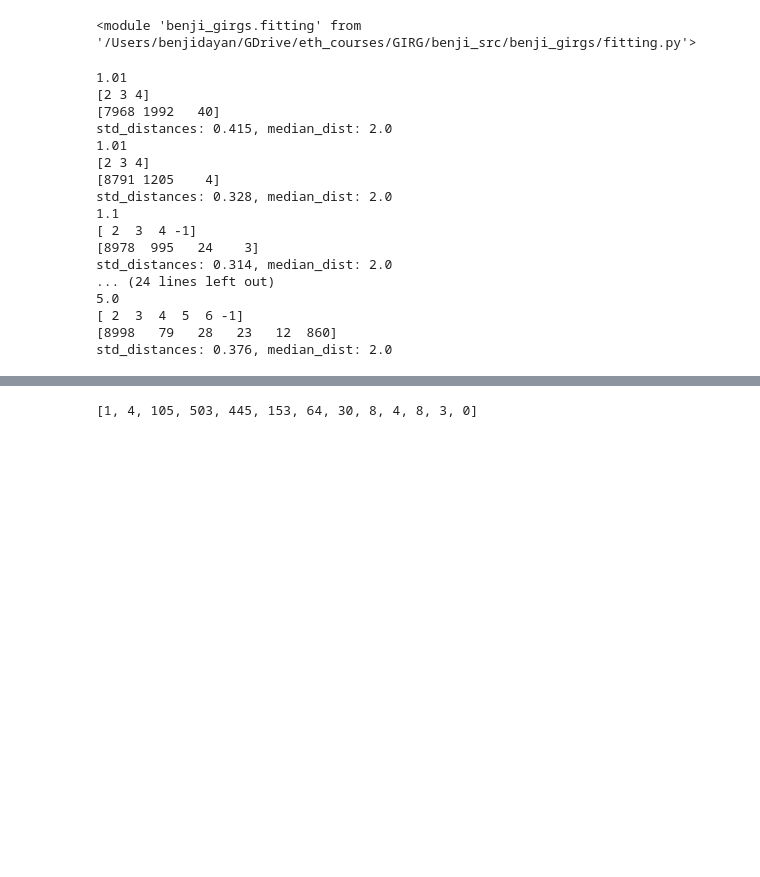
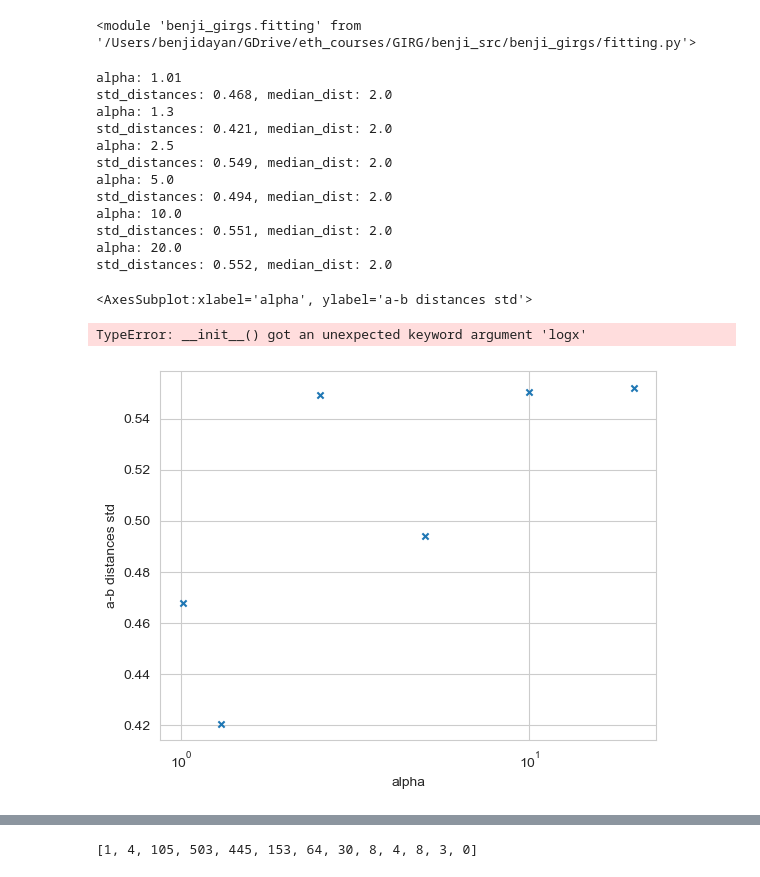
Before and after one commit to BenjiDayan/GIRGs, a Jupyter notebook: benji_src/fitting_general.ipynb, the cells around one changed output, grey strips where cells are left out. Drawn from its saved outputs; the diff is of its cells as text; code cells hidden in the pictures; blank space fills up the shorter version.

```diff
--- a/benji_src/fitting_general.ipynb
+++ b/benji_src/fitting_general.ipynb
@@ -98,32 +354,41 @@ from benji_girgs import utils, fitting
 # %%
-n=2000
+n=1000
 d=2
 tau=2.5
-alphas = 1.01, 1.1, 1.4, 2.5, 5.0
+alphas = 1.01, 1.3, 2.5, 5.0, 10.0, 20.0
+alpha_stds = []
+alpha_meds = []
 for alpha in alphas:
-    for _ in range(2):
+    for _ in range(1):
         g, edges, weights, pts = generation.generate_GIRG_nk(n, d, tau, alpha, const=0.3)
-        distances, std_distances, unique_dists, dist_counts, = fitting.graph_edge_removed_distances(g, 10000)
+        distances, std_distances, unique_dists, dist_counts, = fitting.graph_distances(g, 2000)
         # plt.plot(unique_dists, dist_counts, label=alpha)
-        print(alpha)
-        print(unique_dists)
-        print(dist_counts)
+        print(f'alpha: {alpha}')
+        # print(unique_dists)
+        # print(dist_counts)
         print(f'std_distances: {std_distances:.3f}, median_dist: {np.median(distances)}')
+        alpha_stds.append((alpha, std_distances))
+        sizes = fitting.biBFS_sample(g, 1000)
+        alpha_meds.append((alpha, np.median(distances)))
+
+df = pd.DataFrame(alpha_stds, columns=['alpha', 'a-b distances std'])
+df.plot.scatter(x='alpha', y='a-b distances std', marker='x', logx=True)
+
+df = pd.DataFrame(alpha_meds, columns=['alpha', 'a<O O>b sizes median'])
+df.plot.scatter(x='alpha', y='a<O O>b sizes median', marker='x',  logx=True)
 # %% [output]
-1.01
-[2 3 4]
-[7968 1992   40]
-std_distances: 0.415, median_dist: 2.0
-1.01
-[2 3 4]
-[8791 1205    4]
-std_distances: 0.328, median_dist: 2.0
-1.1
-[ 2  3  4 -1]
-[8978  995   24    3]
-std_distances: 0.314, median_dist: 2.0
-... (24 lines left out)
-5.0
-[ 2  3  4  5  6 -1]
-[8998   79   28   23   12  860]
-std_distances: 0.376, median_dist: 2.0
+alpha: 1.01
+std_distances: 0.468, median_dist: 2.0
+alpha: 1.3
+std_distances: 0.421, median_dist: 2.0
+alpha: 2.5
+std_distances: 0.549, median_dist: 2.0
+alpha: 5.0
+std_distances: 0.494, median_dist: 2.0
+alpha: 10.0
+std_distances: 0.551, median_dist: 2.0
+alpha: 20.0
+std_distances: 0.552, median_dist: 2.0
+<AxesSubplot:xlabel='alpha', ylabel='a-b distances std'>
+TypeError: __init__() got an unexpected keyword argument 'logx'
+[figure, added]
```
Also changed, not shown: parts of 31 cells of this notebook, 2 other files.
